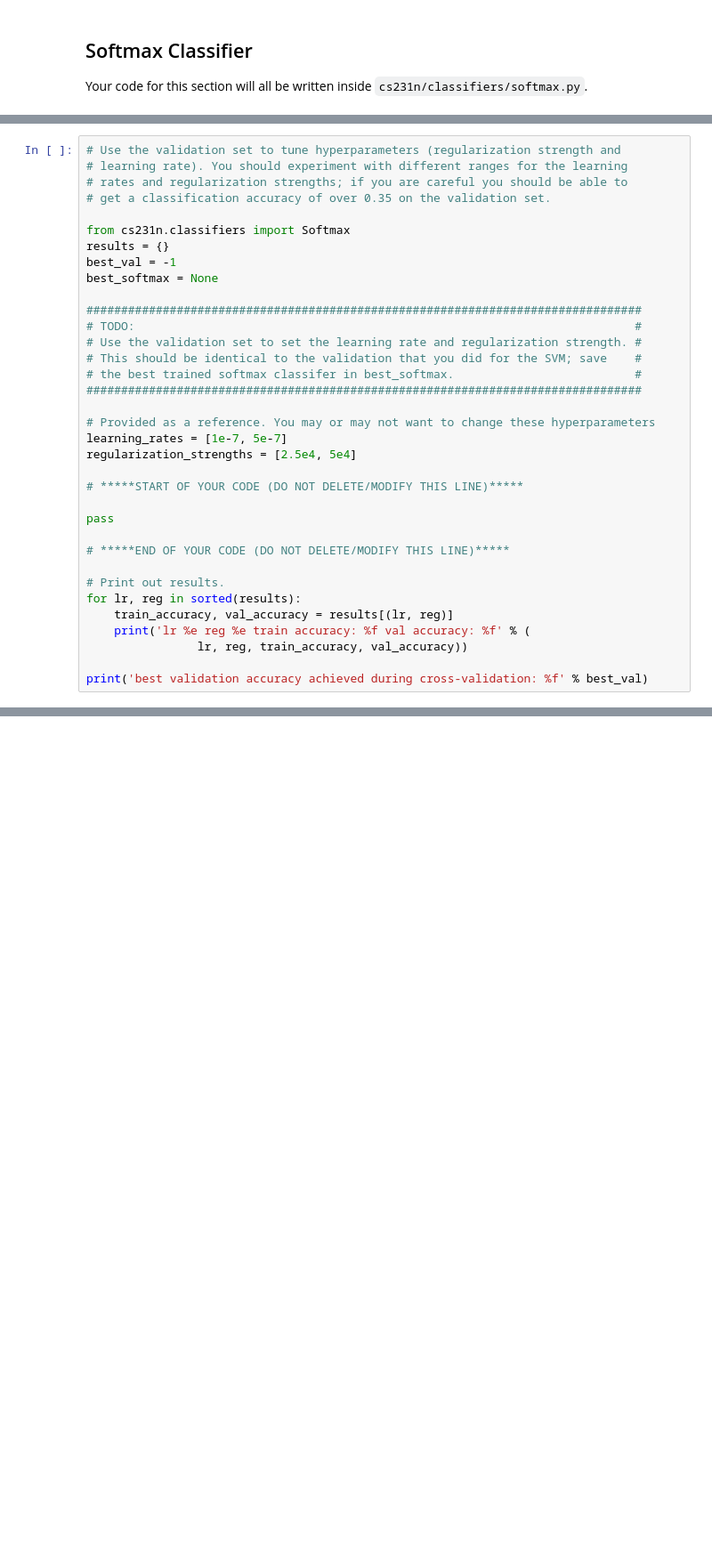
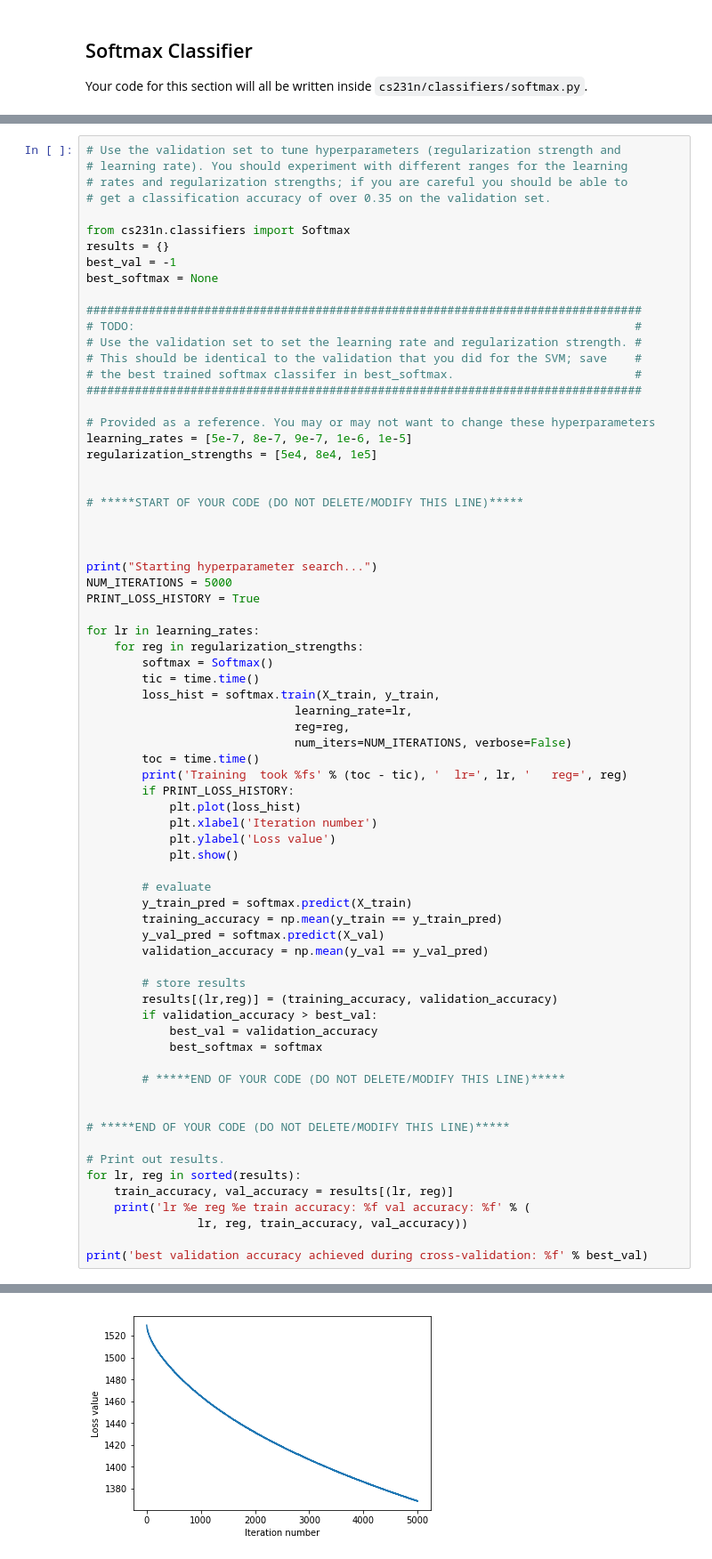
Before and after one commit to ivanistheone/cs231n, a Jupyter notebook: assignment1/softmax.ipynb, the cells around one changed output, grey strips where cells are left out. Shown at 89% size. Drawn from its saved outputs; the diff is of its cells as text; blank space fills up the shorter version.

Commit message:
Finished softmax. Need to re-run optimization on desktop for longer

```diff
--- a/assignment1/softmax.ipynb
+++ b/assignment1/softmax.ipynb
@@ -210,12 +273,48 @@ best_softmax = None
 ################################################################################
 
 # Provided as a reference. You may or may not want to change these hyperparameters
-learning_rates = [1e-7, 5e-7]
-regularization_strengths = [2.5e4, 5e4]
+learning_rates = [5e-7, 8e-7, 9e-7, 1e-6, 1e-5]
+regularization_strengths = [5e4, 8e4, 1e5]
+
 
 # *****START OF YOUR CODE (DO NOT DELETE/MODIFY THIS LINE)*****
 
-pass
+
+
+print("Starting hyperparameter search...")
+NUM_ITERATIONS = 5000
+PRINT_LOSS_HISTORY = True
+
+for lr in learning_rates:
+    for reg in regularization_strengths:
+        softmax = Softmax()
+        tic = time.time()
+        loss_hist = softmax.train(X_train, y_train,
+                              learning_rate=lr,
+                              reg=reg,
+                              num_iters=NUM_ITERATIONS, verbose=False)
+        toc = time.time()
+        print('Training  took %fs' % (toc - tic), '  lr=', lr, '   reg=', reg)
+        if PRINT_LOSS_HISTORY:
+            plt.plot(loss_hist)
+            plt.xlabel('Iteration number')
+            plt.ylabel('Loss value')
+            plt.show()
+
+        # evaluate
+        y_train_pred = softmax.predict(X_train)
+        training_accuracy = np.mean(y_train == y_train_pred)
+        y_val_pred = softmax.predict(X_val)
+        validation_accuracy = np.mean(y_val == y_val_pred)
+
+        # store results
+        results[(lr,reg)] = (training_accuracy, validation_accuracy)
+        if validation_accuracy > best_val:
+            best_val = validation_accuracy
+            best_softmax = softmax
+
+        # *****END OF YOUR CODE (DO NOT DELETE/MODIFY THIS LINE)*****
+
 
 # *****END OF YOUR CODE (DO NOT DELETE/MODIFY THIS LINE)*****
 
@@ -230,0 +331 @@ best validation accuracy achieved during cross-validation: -1.000000
+[figure, added]
```
Also changed, not shown: parts of 17 cells of this notebook, 2 other files.
